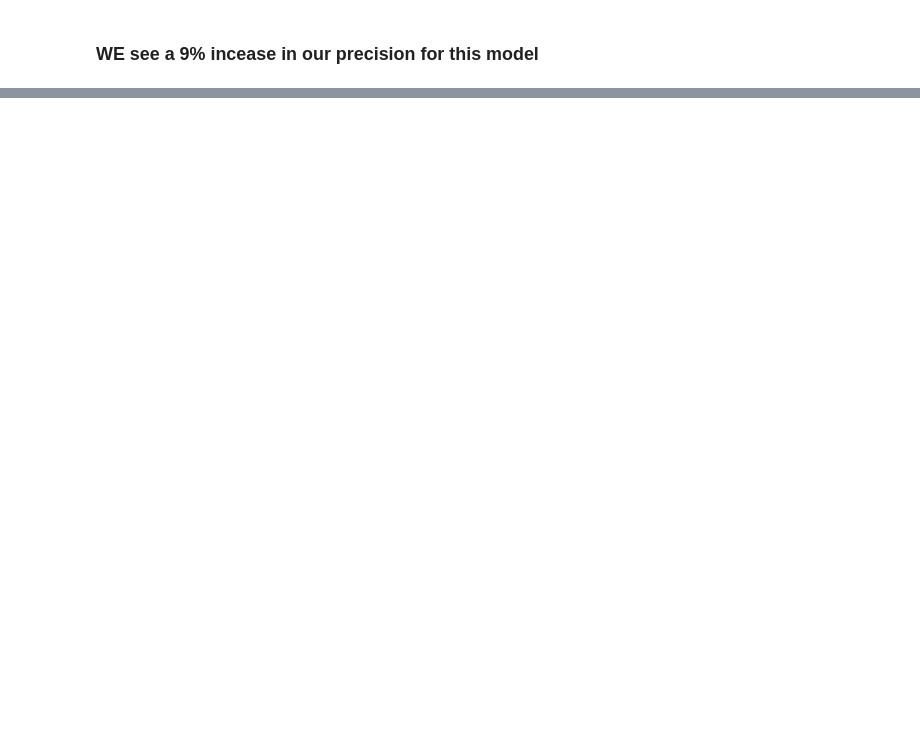
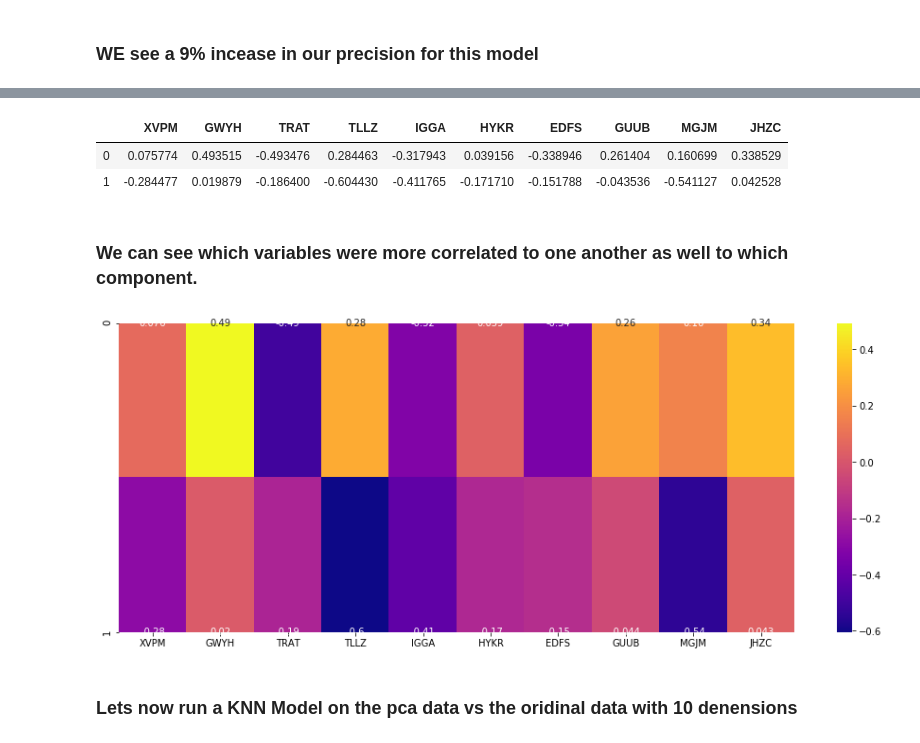
Before and after one commit to Berkat0789/Portfolio, a Jupyter notebook: KNN/KNN Project.ipynb, the cells around one changed output, grey strips where cells are left out. Cells and saved outputs as stored; diff of their text form; code cells hidden in the pictures; blank space fills up the shorter version.

```diff
--- a/KNN/KNN Project.ipynb
+++ b/KNN/KNN Project.ipynb
@@ -137,0 +142,4 @@ weighted avg       0.84      0.84      0.84       300
+# %%
+pca = PCA(n_components=2)
+# %%
+pca.fit(scaled_Features)
@@ -137,0 +159,10 @@ weighted avg       0.84      0.84      0.84       300
+# %%
+pcs_frame = pd.DataFrame(pca.components_, columns=features_df.columns)
+# %%
+pcs_frame
+# %% [output]
+|  | XVPM | GWYH | TRAT | TLLZ | IGGA | HYKR | EDFS | GUUB | MGJM | JHZC |
+| 0 | 0.075774 | 0.493515 | -0.493476 | 0.284463 | -0.317943 | 0.039156 | -0.338946 | 0.261404 | 0.160699 | 0.338529 |
+| 1 | -0.284477 | 0.019879 | -0.186400 | -0.604430 | -0.411765 | -0.171710 | -0.151788 | -0.043536 | -0.541127 | 0.042528 |
+# %% [markdown]
+### We can see which variables were more correlated to one another as well to which component.
@@ -137,0 +171,7 @@ weighted avg       0.84      0.84      0.84       300
+# %%
+plt.figure(figsize=(16,6))
+sns.heatmap(pcs_frame, cmap="plasma", annot=True);
+# %% [output]
+[figure, added]
+# %% [markdown]
+### Lets now run a KNN Model on the pca data vs the oridinal data with 10 denensions
```
Also changed, not shown: parts of 26 cells of this notebook, 5 other files.
